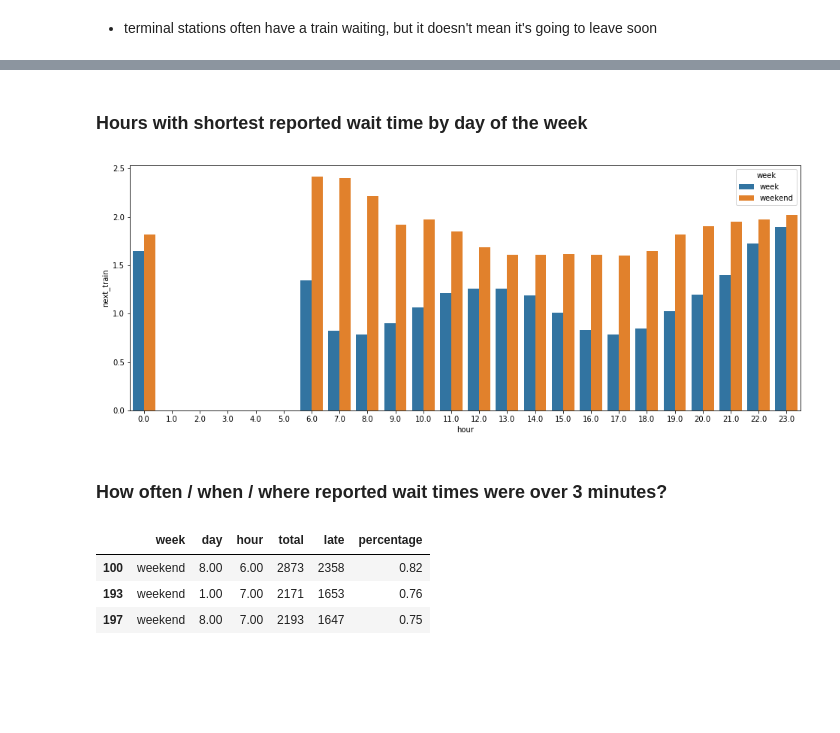
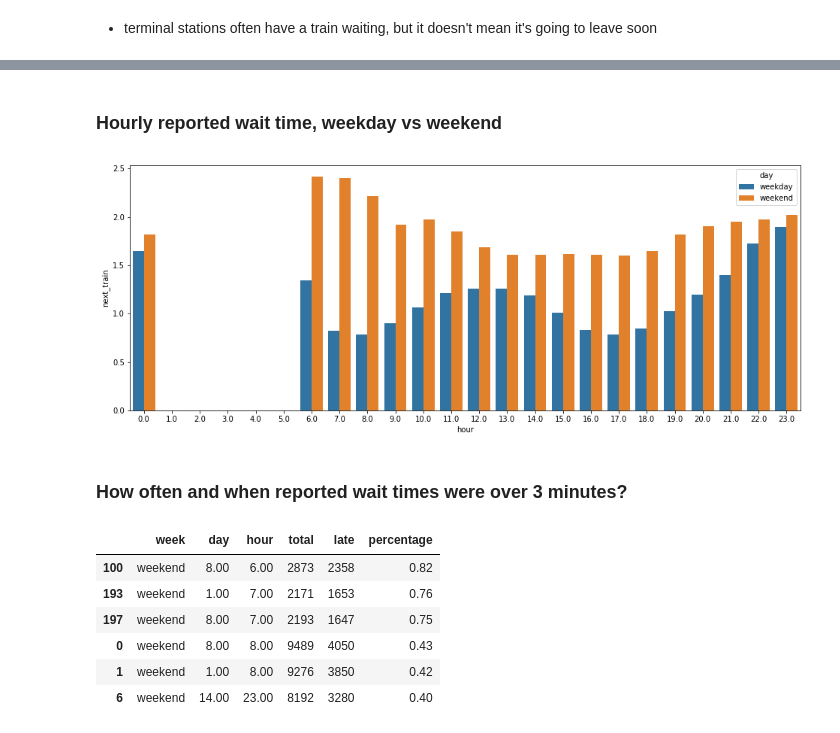
Before and after one commit to bani/ttc_subway_times, a Jupyter notebook: doc/subway_station_wait_times.ipynb, the cells around one changed output, grey strips where cells are left out. Saved outputs shown, nothing was run; the diff lists cells and outputs as text; code cells hidden in the pictures; blank space fills up the shorter version.

Commit message:
heatmap for long wait times and start work on unreported delays

```diff
--- a/doc/subway_station_wait_times.ipynb
+++ b/doc/subway_station_wait_times.ipynb
@@ -120,4 +139,4 @@ data.tail(10)
-# %% [markdown]
-### Hours with shortest reported wait time by day of the week
+# %% [markdown]
+### Hourly reported wait time, weekday vs weekend
 # %%
 sql = '''
@@ -131,13 +150,13 @@ order by hour, week
 '''
 data = pd.read_sql(sql, con)
 # %%
-# numbers were high outside of normal subway hours, so set to none to avoid stretching chart
+# numbers were high outside of normal subway hours, therefore set to none to avoid stretching chart
 data.loc[data['hour'].between(1, 5), 'next_train'] = None
 plt.figure(figsize=(16, 6))
-ax = sns.barplot(x="hour", y="next_train", hue="week", data=data)
+ax = sns.barplot(x="hour", y="next_train", hue="day", data=data)
 # %% [output]
-[figure, old version]
+[figure, new version]
 # %% [markdown]
-### How often / when / where reported wait times were over 3 minutes?
+### How often and when reported wait times were over 3 minutes?
 # %%
 sql = '''
@@ -155,9 +174,12 @@ data = pd.read_sql(sql, con)
 # %%
 data['percentage'] = data['late']/data['total']
 data.sort_values('percentage', ascending=False, inplace=True)
-data[data['percentage']>0.5]
+data[data['percentage']>0.4]
 # %% [output]
 |  | week | day | hour | total | late | percentage |
 | 100 | weekend | 8.00 | 6.00 | 2873 | 2358 | 0.82 |
 | 193 | weekend | 1.00 | 7.00 | 2171 | 1653 | 0.76 |
 | 197 | weekend | 8.00 | 7.00 | 2193 | 1647 | 0.75 |
+| 0 | weekend | 8.00 | 8.00 | 9489 | 4050 | 0.43 |
+| 1 | weekend | 1.00 | 8.00 | 9276 | 3850 | 0.42 |
+| 6 | weekend | 14.00 | 23.00 | 8192 | 3280 | 0.40 |
```
Also changed, not shown: parts of 26 cells of this notebook.
